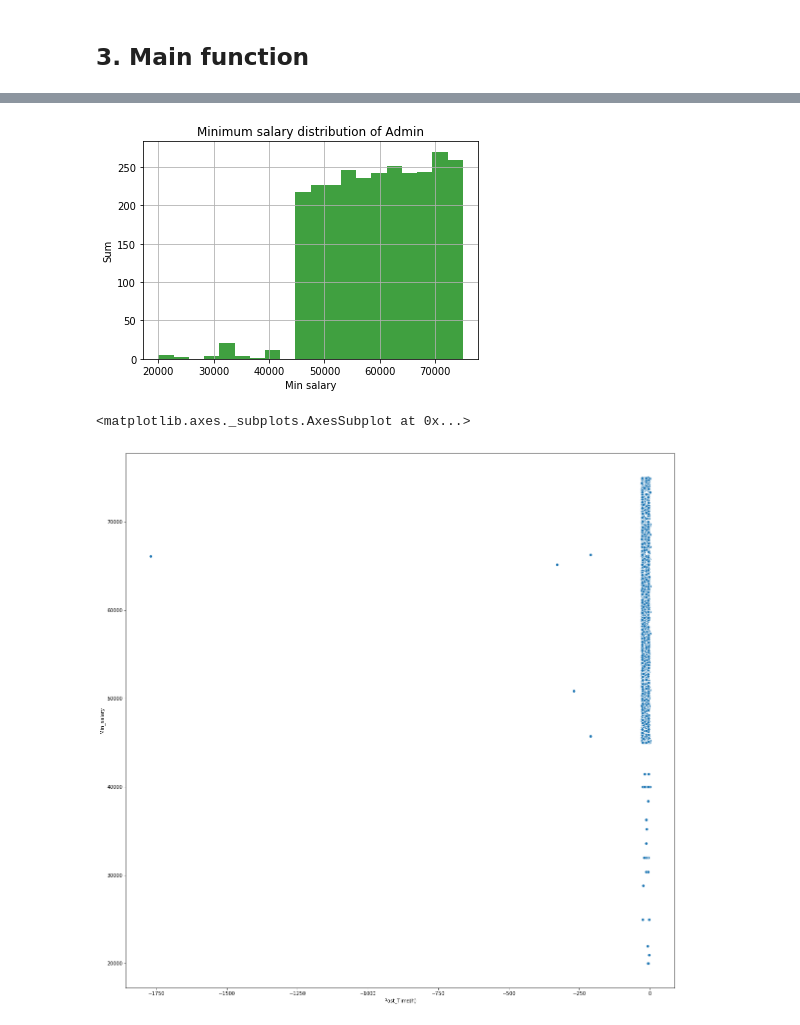
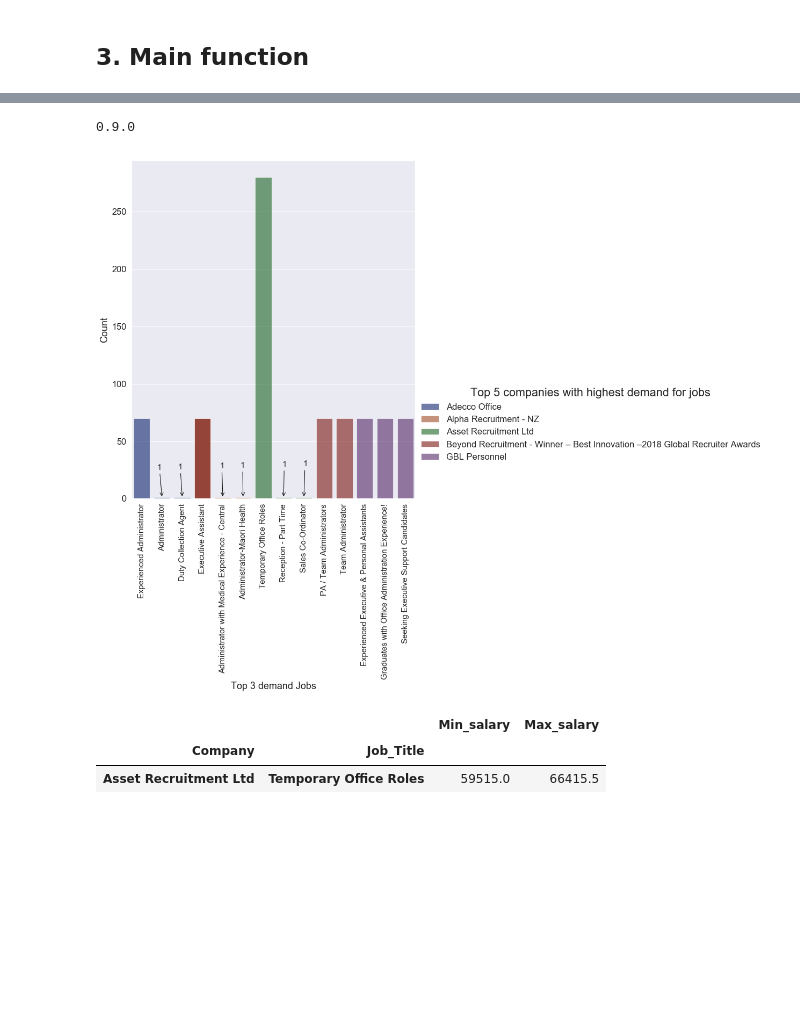
Before and after one commit to QIUYAN08042/NZseek_project, a Jupyter notebook: Functionalized.ipynb, the cells around one changed output, grey strips where cells are left out. Drawn from its saved outputs; the diff is of its cells as text; code cells hidden in the pictures; blank space fills up the shorter version.

```diff
--- a/Functionalized.ipynb
+++ b/Functionalized.ipynb
@@ -273,0 +300,7 @@ import seaborn as sns
+# %%
+topcompany = df_admin['Company'].value_counts(sort=True).head(5)# get top 5 companies who have the most job advertises,having the most job positions
+# %%
+highjob = df_admin[df_admin['Company'].isin(topcompany.index)][['Job_Title','Company']].groupby(['Company','Job_Title']).Job_Title.agg('count').to_frame('Count')
+# %%
+topdemand=highjob['Count'].groupby(['Company'], group_keys=False).nlargest(3).reset_index()
+topdemand
@@ -274 +324,38 @@ import seaborn as sns
+# %%
+print(sns.__version__)
+# %% [output]
+0.9.0
+# %%
+sns.set_style('darkgrid')
+sns.set(font_scale=1.5)
+
+g = sns.catplot(
+    data=topdemand, kind='bar',
+    x='Job_Title', y='Count', hue='Company',
+    ci='sd', palette='dark', alpha=.6, height=10,dodge=False
+)
+plt.xticks(rotation=90,fontsize=15)
+g.set_axis_labels('Top 3 demand Jobs', 'Count')
+g._legend.set_title("Top 5 companies with highest demand for jobs",prop={'size':'large'})
+
+for i, row in enumerate(topdemand['Count']):
+    if row < 30 :
+        plt.annotate(str(row),
+                     xy=(i, row),     #the location of the arrow signal
+                     size=15,
+                     xycoords='data',
+                     xytext=(i-10,i+50),
+                     textcoords='offset pixels',
+                     arrowprops=dict(arrowstyle="->",color='black'),
+                    )
+
+# g.set_title("Top 5 companies & Top 3 demands for jobs")
+# %% [output]
+[figure, added]
+# %%
+df_admin[df_admin['Job_Title']=='Temporary Office Roles'][['Min_salary','Max_salary','Company','Job_Title']].groupby(['Company','Job_Title']).agg('median')
+# %% [output]
+|  |  | Min_salary | Max_salary |
+| Company | Job_Title |  |  |
+| Asset Recruitment Ltd | Temporary Office Roles | 59515.0 | 66415.5 |
 # %%
@@ -276,17 +363,13 @@ admin_time = df_admin[['Post_Time(h)','Min_salary']]
 # %%
-plt.hist(df_admin['Min_salary'],bins=20, facecolor='g', alpha=0.75)
-plt.xlabel('Min salary')
-plt.ylabel('Sum')
-plt.title('Minimum salary distribution of Admin')
-# plt.text(.025, .025, 'Annual salary')
-# plt.xlim(20000, 750000)
-plt.grid(True)
-plt.show()
+# plt.hist(df_admin['Min_salary'],bins=20, facecolor='g', alpha=0.75)
+# plt.xlabel('Min salary')
+# plt.ylabel('Sum')
+# plt.title('Minimum salary distribution of Admin')
+# # plt.text(.025, .025, 'Annual salary')
+# # plt.xlim(20000, 750000)
+# plt.grid(True)
+# plt.show()
-# %% [output]
-[figure, removed]
 # %%
-fig,axs = plt.subplots(figsize=(20,20))
-sns.scatterplot(data=admin_time[admin_time['Post_Time(h)']!= 'Unknown' ],x='Post_Time(h)',y='Min_salary')
+# fig,axs = plt.subplots(figsize=(20,20))
+# sns.scatterplot(data=admin_time[admin_time['Post_Time(h)']!= 'Unknown' ],x='Post_Time(h)',y='Min_salary')
+# plt.xlim(-35, 0)
-# %% [output]
-<matplotlib.axes._subplots.AxesSubplot at 0x...>
-[figure, removed]
```
Also changed, not shown: parts of 12 cells of this notebook.
